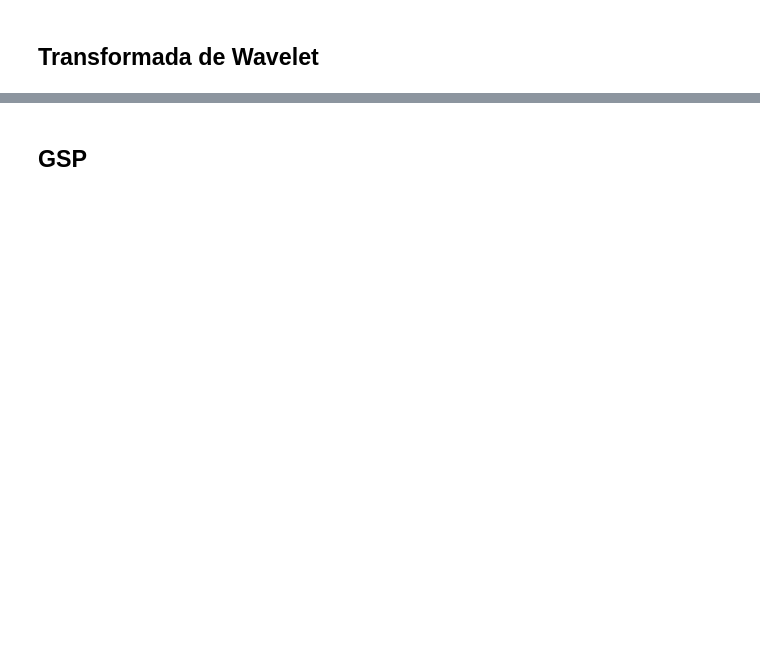
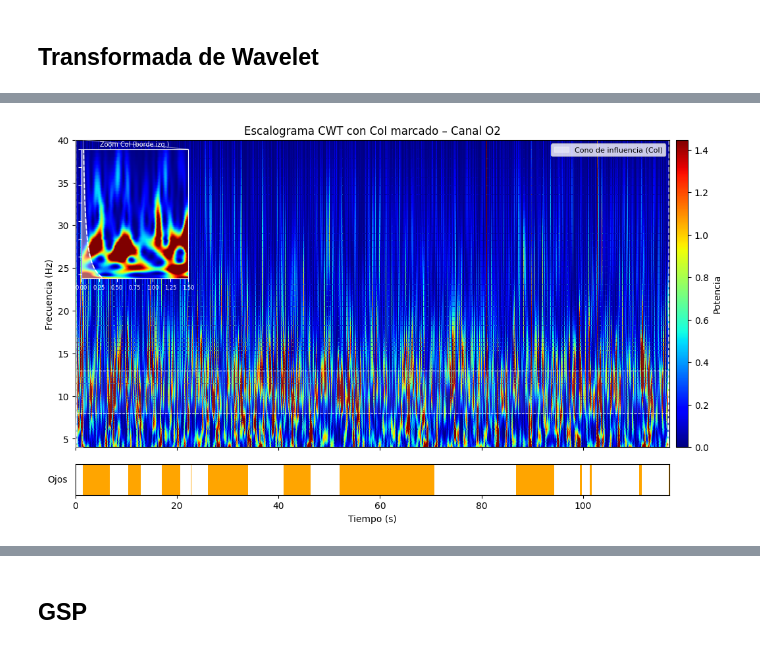
Before and after one commit to benjaauf/Proyecto_INF405, a Jupyter notebook: 02_TRANSFORMACION_TF.ipynb, the cells around one changed output, grey strips where cells are left out. Saved outputs shown, nothing was run; the diff lists cells and outputs as text; code cells hidden in the pictures; blank space fills up the shorter version.

```diff
--- a/02_TRANSFORMACION_TF.ipynb
+++ b/02_TRANSFORMACION_TF.ipynb
@@ -188,0 +247,87 @@ plt.show()
+# %%
+B       = 1.5  # bandwidth de cmor1.5-1.0
+f_c     = pywt.central_frequency('cmor1.5-1.0')
+T_total = cwt_times_arr[-1]
+
+# Tiempo de CoI para cada frecuencia analizada
+coi_times = np.sqrt(B) * f_c / cwt_freqs_arr  # shape: (n_freqs,)
+
+target    = 'O2'
+power_viz = cwt_arrays[target]
+
+fig, (ax1, ax2) = plt.subplots(2, 1, figsize=(12, 7), sharex=True,
+                                gridspec_kw={'height_ratios': [10, 1]})
+plt.subplots_adjust(hspace=0.1)
+
+im = ax1.pcolormesh(cwt_times_arr, cwt_freqs_arr, power_viz, shading='gouraud',
+                    cmap='jet', vmin=0, vmax=np.percentile(power_viz, 95))
+
+# Banda alfa
+ax1.axhspan(8, 13, color='white', alpha=0.08, lw=0)
+ax1.axhline(8,  color='white', linestyle='--', linewidth=0.8)
+ax1.axhline(13, color='white', linestyle='--', linewidth=0.8)
+
+# CoI: zona sombreada + línea de frontera
+ax1.fill_betweenx(cwt_freqs_arr, 0, coi_times,
+                  color='white', alpha=0.4, label='Cono de influencia (CoI)')
+ax1.fill_betweenx(cwt_freqs_arr, T_total - coi_times, T_total,
+                  color='white', alpha=0.4)
+ax1.plot(coi_times,           cwt_freqs_arr, 'w--', linewidth=1.4)
+ax1.plot(T_total - coi_times, cwt_freqs_arr, 'w--', linewidth=1.4)
+
+ax1.set_title(f'Escalograma CWT con CoI marcado – Canal {target}')
+ax1.set_ylabel('Frecuencia (Hz)')
+ax1.legend(loc='upper right', fontsize=8)
+divider = make_axes_locatable(ax1)
+cax = divider.append_axes('right', size='2%', pad=0.1)
+plt.colorbar(im, cax=cax, label='Potencia')
+
+# ── Inset: zoom en borde izquierdo para visualizar el CoI ─────────────────
+# El CoI máximo es ~0.31s, invisible en la escala de 117s.
+# El inset muestra los primeros 1.5s donde la forma del cono es apreciable.
+ZOOM_MAX_T = 1.5  # segundos a mostrar en el inset
+t_mask = cwt_times_arr <= ZOOM_MAX_T
+
+ax_inset = ax1.inset_axes([0.01, 0.55, 0.18, 0.42])  # [x, y, ancho, alto] en fracción de ax1
+ax_inset.pcolormesh(cwt_times_arr[t_mask], cwt_freqs_arr,
+                    power_viz[:, t_mask], shading='gouraud',
+                    cmap='jet', vmin=0, vmax=np.percentile(power_viz, 95))
+
+ax_inset.fill_betweenx(cwt_freqs_arr, 0, coi_times,
+                       color='white', alpha=0.4)
+ax_inset.plot(coi_times, cwt_freqs_arr, 'w--', linewidth=1.2)
+
+ax_inset.set_xlim(0, ZOOM_MAX_T)
+ax_inset.set_ylim(cwt_freqs_arr.min(), cwt_freqs_arr.max())
+ax_inset.set_title('Zoom CoI (borde izq.)', fontsize=7, color='white', pad=3)
+ax_inset.tick_params(labelsize=6, colors='white')
+ax_inset.set_facecolor('black')
+for spine in ax_inset.spines.values():
+    spine.set_edgecolor('white')
+    spine.set_linewidth(0.8)
+
+# Rectángulo indicando la región del inset en el plot principal
+ax1.indicate_inset_zoom(ax_inset, edgecolor='white', linewidth=0.8)
+
+# ── Barra de estado ocular ─────────────────────────────────────────────────
+states_matrix = labels_cwt.reshape(1, -1)
+cmap_eye = mcolors.ListedColormap(['white', 'orange'])
+ax2.imshow(states_matrix, aspect='auto', cmap=cmap_eye,
+           extent=[cwt_times_arr.min(), cwt_times_arr.max(), 0, 1],
+           interpolation='nearest')
+ax2.set_yticks([])
+ax2.set_xlabel('Tiempo (s)')
+ax2.set_ylabel('Ojos', rotation=0, labelpad=20, va='center')
+ax1.set_xlim(0, T_total)
+ax2.set_xlim(0, T_total)
+divider2 = make_axes_locatable(ax2)
+cax2 = divider2.append_axes('right', size='2%', pad=0.1)
+cax2.axis('off')
+plt.show()
+
+print("CoI máximo (f={:.0f} Hz): {:.3f} s → {:.2f}% del registro".format(
+    cwt_freqs_arr.min(), coi_times.max(), 100 * coi_times.max() / T_total))
+print("CoI mínimo (f={:.0f} Hz): {:.4f} s → {:.3f}% del registro".format(
+    cwt_freqs_arr.max(), coi_times.min(), 100 * coi_times.min() / T_total))
+# %% [output]
+[figure, added]
```
Also changed, not shown: parts of 10 cells of this notebook, 13 other files.
